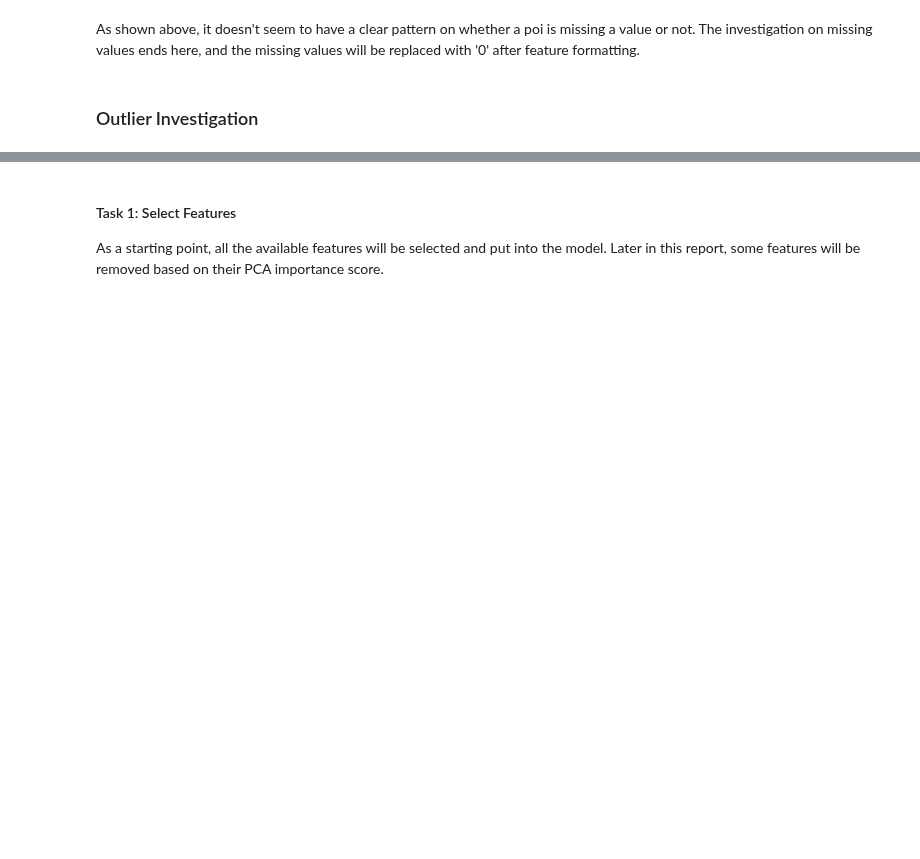
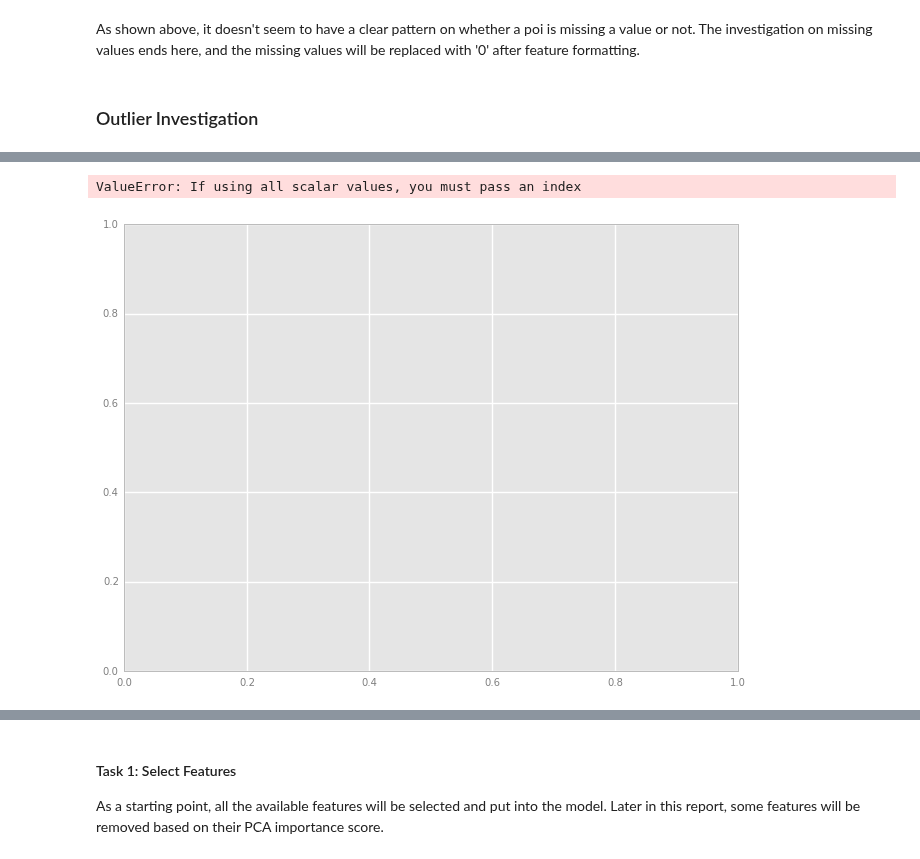
Before and after one commit to yyforyongyu/fraud-detection-enron, a Jupyter notebook: final_project/poi_id.ipynb, the cells around one changed output, grey strips where cells are left out. Saved outputs shown, nothing was run; the diff lists cells and outputs as text; code cells hidden in the pictures; blank space fills up the shorter version.

```diff
--- a/final_project/poi_id.ipynb
+++ b/final_project/poi_id.ipynb
@@ -217,0 +298,7 @@ As shown above, it doesn't seem to have a clear pattern on whether a poi is miss
+# %%
+%matplotlib inline
+
+ggplot(aes(x = salary, y = bonus), data = df) + geom_point()
+# %% [output]
+ValueError: If using all scalar values, you must pass an index
+[figure, added]
```
Also changed, not shown: parts of 20 cells of this notebook, 1 other file.
